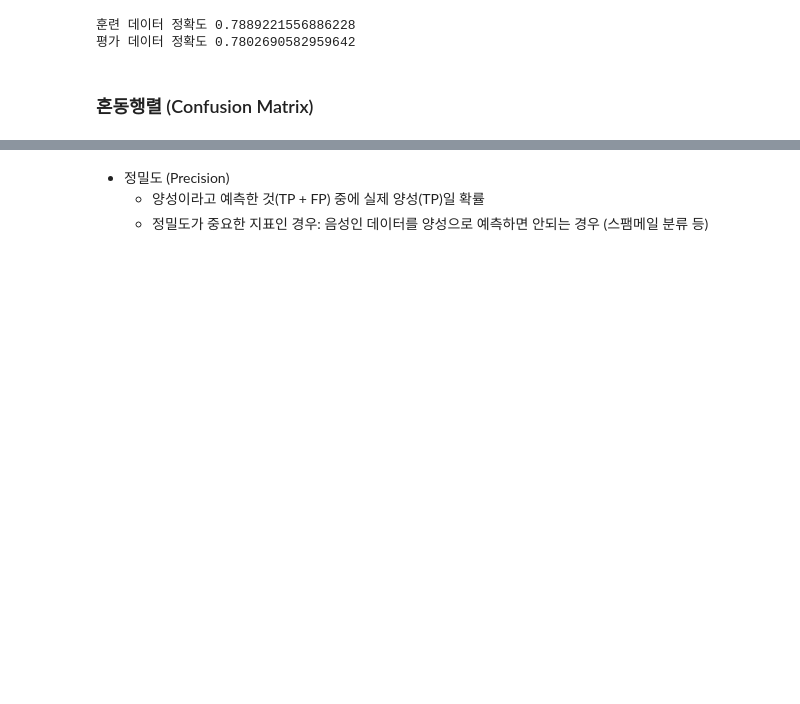
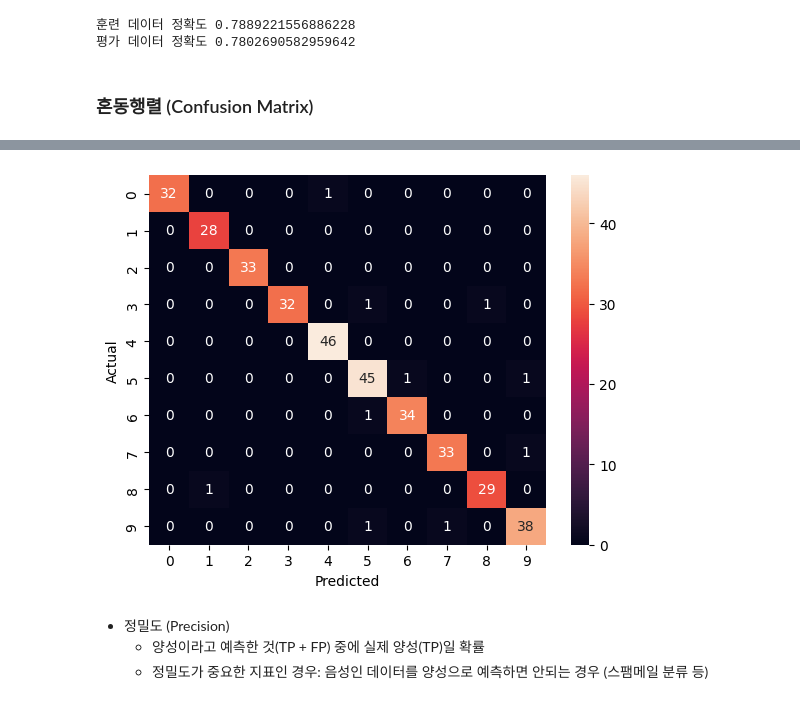
Before and after one commit to GTU9/encore_skn11, a Jupyter notebook: 05_ml_workspace/08_evaluation.ipynb/01_evaluation.ipynb, the cells around one changed output, grey strips where cells are left out. Drawn from its saved outputs; the diff is of its cells as text; code cells hidden in the pictures; blank space fills up the shorter version.

```diff
--- a/05_ml_workspace/08_evaluation.ipynb/01_evaluation.ipynb
+++ b/05_ml_workspace/08_evaluation.ipynb/01_evaluation.ipynb
@@ -118,3 +119,31 @@ from sklearn.metrics import confusion_matrix,precision_score,recall_score
+# %%
+from sklearn.datasets import load_digits
+from sklearn.ensemble import RandomForestClassifier
+import seaborn as sns
+import matplotlib.pyplot as plt
+
+digits=load_digits()
+X_train_d,X_test_d,y_train_d,y_test_d=train_test_split(digits.data, digits.target,test_size=0.2,random_state=42)
+
+model=RandomForestClassifier(n_estimators=100,random_state=42)
+model.fit(X_train_d,y_train_d)
+
+y_pred_d=model.predict(X_test_d)
+
+cm=confusion_matrix(y_test_d,y_pred_d)
+
+sns.heatmap(cm,
+            annot=True,
+            fmt='d',
+            xticklabels=digits.target_names,
+            yticklabels=digits.target_names
+            )
+
+plt.xlabel('Predicted')
+plt.ylabel('Actual')
+plt.show()
+# %% [output]
+[figure, added]
 # %% [markdown]
 - 정밀도 (Precision)
     - 양성이라고 예측한 것(TP + FP) 중에 실제 양성(TP)일 확률
```
Also changed, not shown: parts of 7 cells of this notebook, 2 other files.
